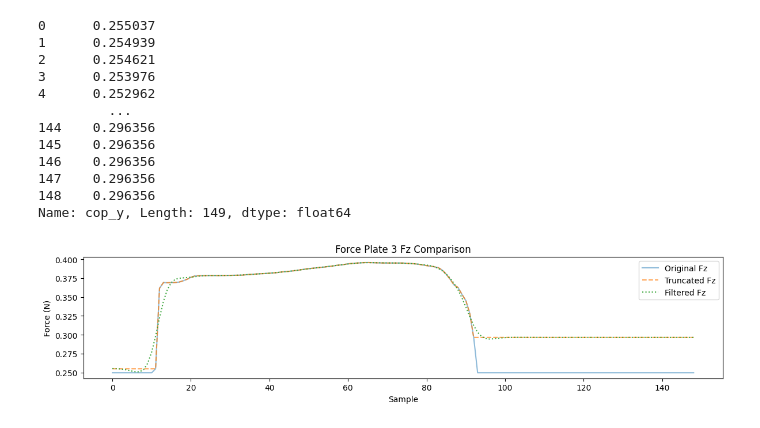
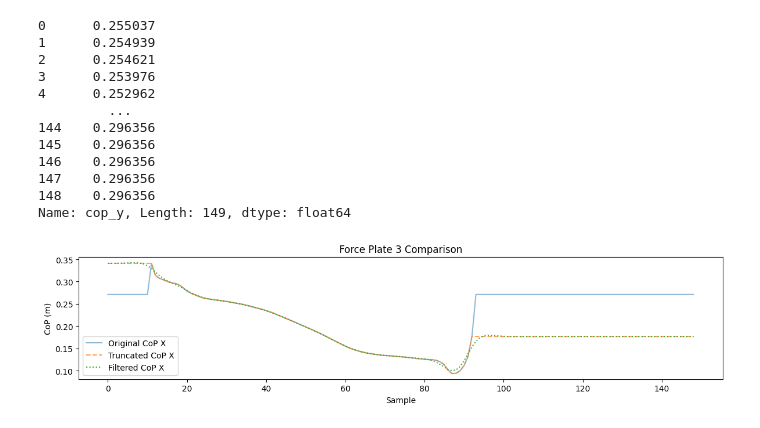
Before and after one commit to magictoene/Biomechanics, a Jupyter notebook: processForceData.ipynb, the cells around one changed output. Drawn from its saved outputs; the diff is of its cells as text; code cells hidden in the pictures.

```diff
--- a/processForceData.ipynb
+++ b/processForceData.ipynb
@@ -133,39 +132,39 @@ for fp in fps_filtered:
         fp[col] = filter_data(fp[col], fc_force, fs, order)
     for col in ['cop_x', 'cop_y']:
         fp[col] = filter_data(fp[col], fc_cop, fs, order)
 
 fp1_filt = fps_filtered[0]
 fp2_filt = fps_filtered[1]
 fp3_filt = fps_filtered[2]
 
 print(fp2_filt['cop_y'])
 
 # Plot original, truncated, and filtered data for comparison
 plt.figure(figsize=(12, 8))
 plt.subplot(3, 1, 1)
-plt.plot(fp2['cop_y'], label='Original Fz', alpha=0.5)
-plt.plot(fp2_trunc['cop_y'], label='Truncated Fz', alpha=0.7, linestyle='--')
-plt.plot(fp2_filt['cop_y'], label='Filtered Fz', alpha=0.9, linestyle=':')
-plt.title('Force Plate 3 Fz Comparison')
+plt.plot(fp2['cop_x'], label='Original CoP X', alpha=0.5)
+plt.plot(fp2_trunc['cop_x'], label='Truncated CoP X', alpha=0.7, linestyle='--')
+plt.plot(fp2_filt['cop_x'], label='Filtered CoP X', alpha=0.9, linestyle=':')
+plt.title('Force Plate 3 Comparison')
 plt.xlabel('Sample')
-plt.ylabel('Force (N)')
+plt.ylabel('CoP (m)')
 plt.legend()
 plt.tight_layout()
 plt.show()
 # %% [output]
 0      0.255037
 1      0.254939
 2      0.254621
 3      0.253976
 4      0.252962
          ...
 144    0.296356
 145    0.296356
 146    0.296356
 147    0.296356
 148    0.296356
 Name: cop_y, Length: 149, dtype: float64
-[figure, old version]
+[figure, new version]
 # %%
 time = np.arange(len(fp1)) / fs
 
```
Also changed, not shown: parts of 2 cells of this notebook, 22 other files.
